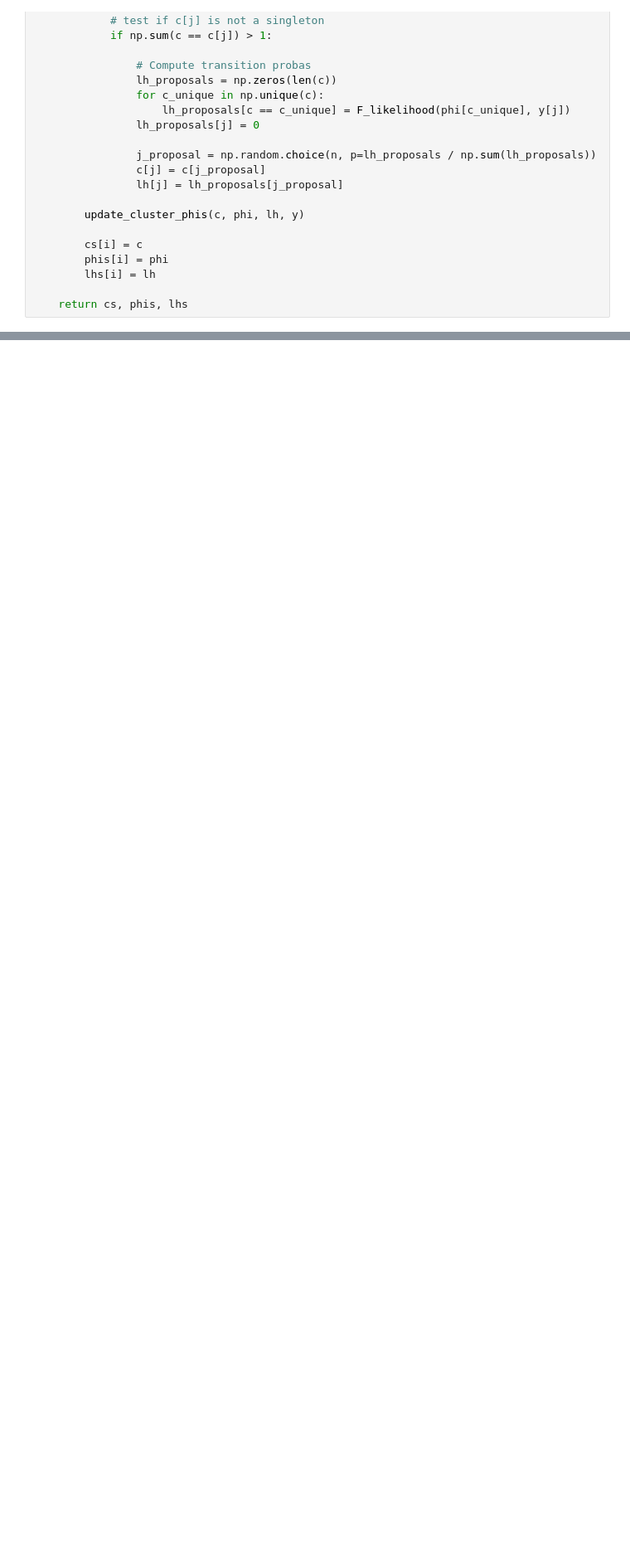
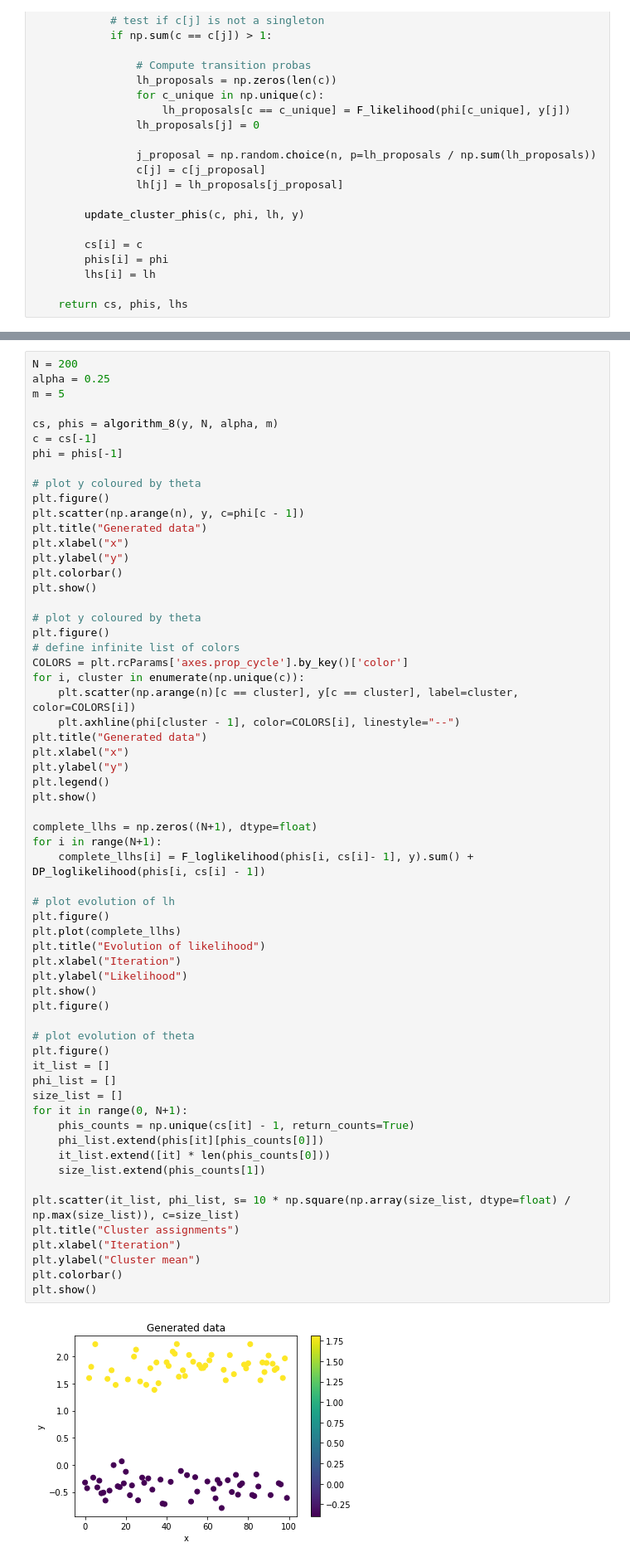
Before and after one commit to MariusAlonso/MVA-PGM-Sampling-Methods-DP-Mixture-Models, a Jupyter notebook: algos.ipynb, the cells around one changed output, grey strips where cells are left out. Shown: that part at 83% size. Cells and saved outputs as stored; diff of their text form; blank space fills up the shorter version.

```diff
--- a/algos.ipynb
+++ b/algos.ipynb
@@ -541,0 +918,63 @@ plt.show()
+# %%
+N = 200
+alpha = 0.25
+m = 5
+
+cs, phis = algorithm_8(y, N, alpha, m)
+c = cs[-1]
+phi = phis[-1]
+
+# plot y coloured by theta
+plt.figure()
+plt.scatter(np.arange(n), y, c=phi[c - 1])
+plt.title("Generated data")
+plt.xlabel("x")
+plt.ylabel("y")
+plt.colorbar()
+plt.show()
+
+# plot y coloured by theta
+plt.figure()
+# define infinite list of colors
+COLORS = plt.rcParams['axes.prop_cycle'].by_key()['color']
+for i, cluster in enumerate(np.unique(c)):
+    plt.scatter(np.arange(n)[c == cluster], y[c == cluster], label=cluster, color=COLORS[i])
+    plt.axhline(phi[cluster - 1], color=COLORS[i], linestyle="--")
+plt.title("Generated data")
+plt.xlabel("x")
+plt.ylabel("y")
+plt.legend()
+plt.show()
+
+complete_llhs = np.zeros((N+1), dtype=float)
+for i in range(N+1):
+    complete_llhs[i] = F_loglikelihood(phis[i, cs[i]- 1], y).sum() + DP_loglikelihood(phis[i, cs[i] - 1])
+
+# plot evolution of lh
+plt.figure()
+plt.plot(complete_llhs)
+plt.title("Evolution of likelihood")
+plt.xlabel("Iteration")
+plt.ylabel("Likelihood")
+plt.show()
+plt.figure()
+
+# plot evolution of theta
+plt.figure()
+it_list = []
+phi_list = []
+size_list = []
+for it in range(0, N+1):
+    phis_counts = np.unique(cs[it] - 1, return_counts=True)
+    phi_list.extend(phis[it][phis_counts[0]])
+    it_list.extend([it] * len(phis_counts[0]))
+    size_list.extend(phis_counts[1])
+
+plt.scatter(it_list, phi_list, s= 10 * np.square(np.array(size_list, dtype=float) / np.max(size_list)), c=size_list)
+plt.title("Cluster assignments")
+plt.xlabel("Iteration")
+plt.ylabel("Cluster mean")
+plt.colorbar()
+plt.show()
+# %% [output]
+[figure, added]
```
Also changed, not shown: parts of 37 cells of this notebook.
